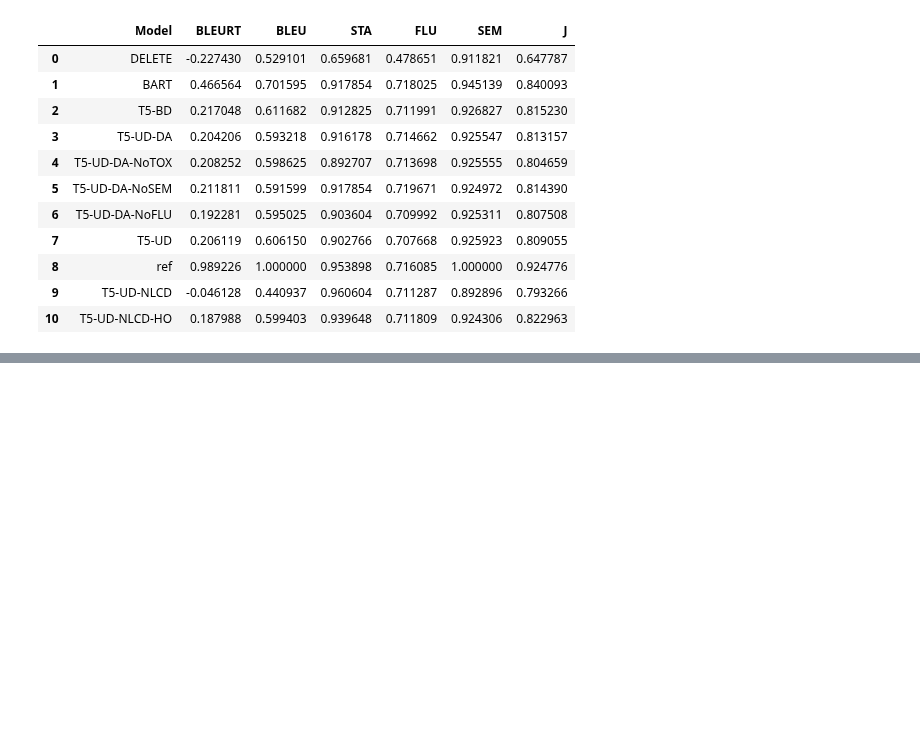
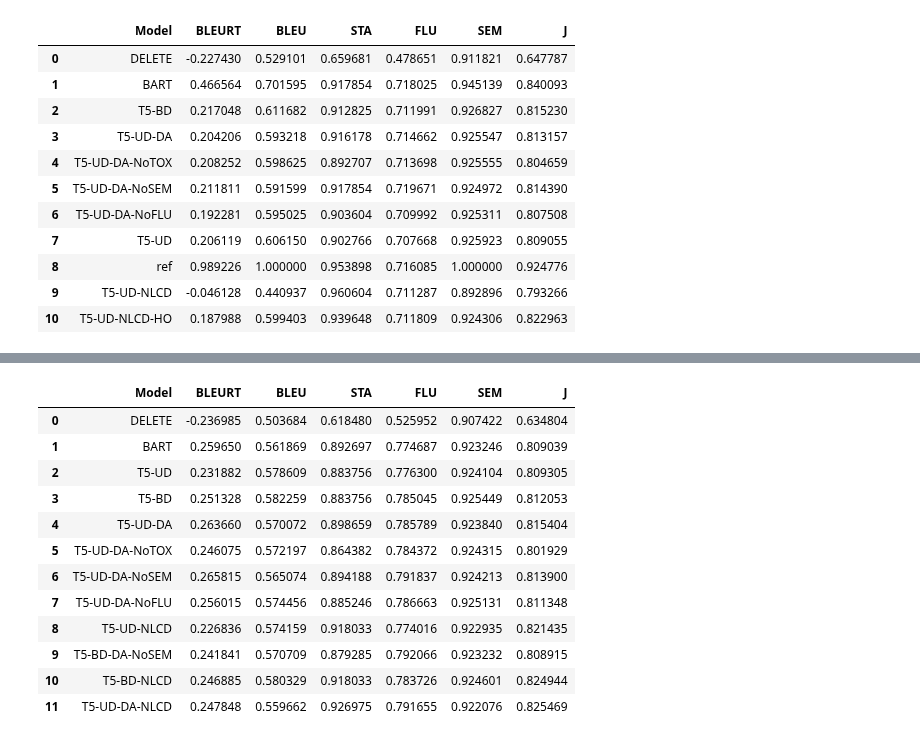
Before and after one commit to garyukong/T5-TextDetoxification, a Jupyter notebook: notebooks/4_Evaluation.ipynb, the cells around one changed output, grey strips where cells are left out. Saved outputs shown, nothing was run; the diff lists cells and outputs as text; code cells hidden in the pictures; blank space fills up the shorter version.

```diff
--- a/notebooks/4_Evaluation.ipynb
+++ b/notebooks/4_Evaluation.ipynb
@@ -1956,0 +2427,37 @@ df_val_metrics
+# %%
+# T5-BD-DA
+t5_bd_da_nosim_test_preds, t5_bd_da_nosim_test_metrics = get_t5_preds_metrics(
+    model_checkpoint=model_checkpoints["t5_small_bidir_aug_nosim"],
+    use_validation=False)
+
+df_test_preds = add_preds_to_df("T5-BD-DA-NoSEM", t5_bd_da_nosim_test_preds, use_validation=False, load_csv=True)
+df_test_preds = add_metric_cols_to_preds("T5-BD-DA-NoSEM_preds", use_validation=False)
+df_test_metrics = add_metrics_to_df("T5-BD-DA-NoSEM", t5_bd_da_nosim_test_metrics, use_validation=False, load_csv=True)
+
+# T5-BD-NLCD (Using optimal hyperparameters)
+t5_bd_nlcd_test_preds = generate_preds_nlcd(raw_sentences=raw_datasets["test"]["source"],
+                                             model_checkpoint=model_checkpoints["t5_small_bidir_shuf"],
+                                             num_layers=12,
+                                             top_k=1)
+
+t5_bd_nlcd_test_metrics = evaluate_metrics(refs=raw_datasets["test"]["target"],
+                                            preds=t5_bd_nlcd_test_preds,
+                                            include_bleurt=True)
+
+df_test_preds = add_preds_to_df("T5-BD-NLCD", t5_bd_nlcd_test_preds, use_validation=False, load_csv=True)
+df_test_preds = add_metric_cols_to_preds("T5-BD-NLCD_preds", use_validation=False)
+df_test_metrics = add_metrics_to_df("T5-BD-NLCD", t5_bd_nlcd_test_metrics, use_validation=False, load_csv=True)
+
+# T5-UD-DA-NLCD (Using optimal hyperparameters)
+t5_ud_da_nlcd_test_preds = generate_preds_nlcd(raw_sentences=raw_datasets["test"]["source"],
+                                             model_checkpoint=model_checkpoints["t5_small_aug_nosim"],
+                                             num_layers=11,
+                                             top_k=1)
+
+t5_ud_da_nlcd_test_metrics = evaluate_metrics(refs=raw_datasets["test"]["target"],
+                                            preds=t5_ud_da_nlcd_test_preds,
+                                            include_bleurt=True)
+
+df_test_preds = add_preds_to_df("T5-UD-DA-NLCD", t5_ud_da_nlcd_test_preds, use_validation=False, load_csv=True)
+df_test_preds = add_metric_cols_to_preds("T5-UD-DA-NLCD_preds", use_validation=False)
+df_test_metrics = add_metrics_to_df("T5-UD-DA-NLCD", t5_ud_da_nlcd_test_metrics, use_validation=False, load_csv=True)
@@ -1956,0 +2477,16 @@ df_val_metrics
+# %%
+df_test_metrics
+# %% [output]
+|  | Model | BLEURT | BLEU | STA | FLU | SEM | J |
+| 0 | DELETE | -0.236985 | 0.503684 | 0.618480 | 0.525952 | 0.907422 | 0.634804 |
+| 1 | BART | 0.259650 | 0.561869 | 0.892697 | 0.774687 | 0.923246 | 0.809039 |
+| 2 | T5-UD | 0.231882 | 0.578609 | 0.883756 | 0.776300 | 0.924104 | 0.809305 |
+| 3 | T5-BD | 0.251328 | 0.582259 | 0.883756 | 0.785045 | 0.925449 | 0.812053 |
+| 4 | T5-UD-DA | 0.263660 | 0.570072 | 0.898659 | 0.785789 | 0.923840 | 0.815404 |
+| 5 | T5-UD-DA-NoTOX | 0.246075 | 0.572197 | 0.864382 | 0.784372 | 0.924315 | 0.801929 |
+| 6 | T5-UD-DA-NoSEM | 0.265815 | 0.565074 | 0.894188 | 0.791837 | 0.924213 | 0.813900 |
+| 7 | T5-UD-DA-NoFLU | 0.256015 | 0.574456 | 0.885246 | 0.786663 | 0.925131 | 0.811348 |
+| 8 | T5-UD-NLCD | 0.226836 | 0.574159 | 0.918033 | 0.774016 | 0.922935 | 0.821435 |
+| 9 | T5-BD-DA-NoSEM | 0.241841 | 0.570709 | 0.879285 | 0.792066 | 0.923232 | 0.808915 |
+| 10 | T5-BD-NLCD | 0.246885 | 0.580329 | 0.918033 | 0.783726 | 0.924601 | 0.824944 |
+| 11 | T5-UD-DA-NLCD | 0.247848 | 0.559662 | 0.926975 | 0.791655 | 0.922076 | 0.825469 |
```
Also changed, not shown: parts of 39 cells of this notebook, 8 other files.
